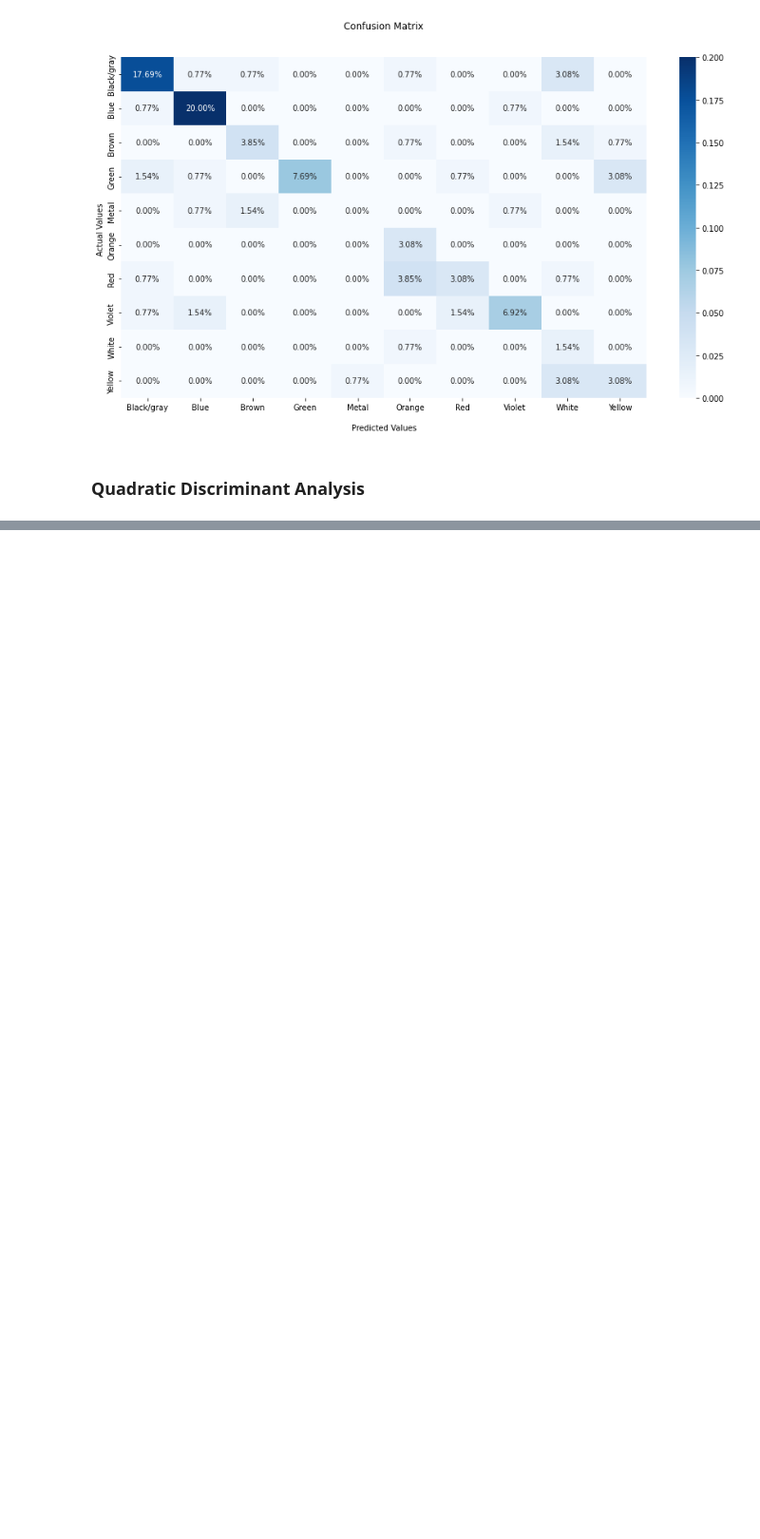
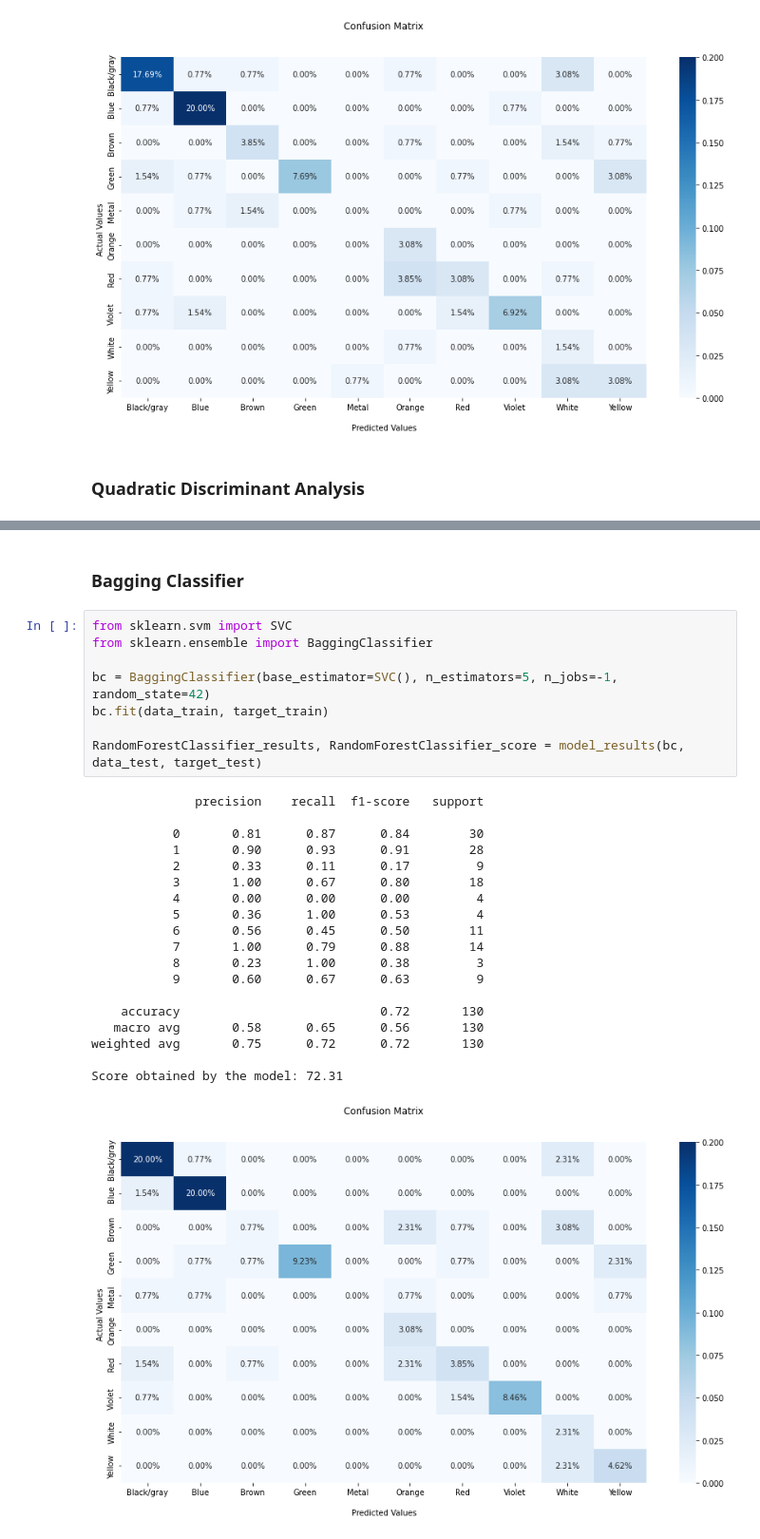
Before and after one commit to Gaboelc/Color-classifier, a Jupyter notebook: data_classification.ipynb, the cells around one changed output, grey strips where cells are left out. Shown: that part at 95% size. Cells and saved outputs as stored; diff of their text form; blank space fills up the shorter version.

```diff
--- a/data_classification.ipynb
+++ b/data_classification.ipynb
@@ -224,0 +292,30 @@ plt.show()
+# %% [markdown]
+### Bagging Classifier
+# %%
+from sklearn.svm import SVC
+from sklearn.ensemble import BaggingClassifier
+
+bc = BaggingClassifier(base_estimator=SVC(), n_estimators=5, n_jobs=-1, random_state=42)
+bc.fit(data_train, target_train)
+
+RandomForestClassifier_results, RandomForestClassifier_score = model_results(bc, data_test, target_test)
+# %% [output]
+              precision    recall  f1-score   support
+
+           0       0.81      0.87      0.84        30
+           1       0.90      0.93      0.91        28
+           2       0.33      0.11      0.17         9
+           3       1.00      0.67      0.80        18
+           4       0.00      0.00      0.00         4
+           5       0.36      1.00      0.53         4
+           6       0.56      0.45      0.50        11
+           7       1.00      0.79      0.88        14
+           8       0.23      1.00      0.38         3
+           9       0.60      0.67      0.63         9
+
+    accuracy                           0.72       130
+   macro avg       0.58      0.65      0.56       130
+weighted avg       0.75      0.72      0.72       130
+
+Score obtained by the model: 72.31
+[figure, added]
```
Also changed, not shown: parts of 12 cells of this notebook.
